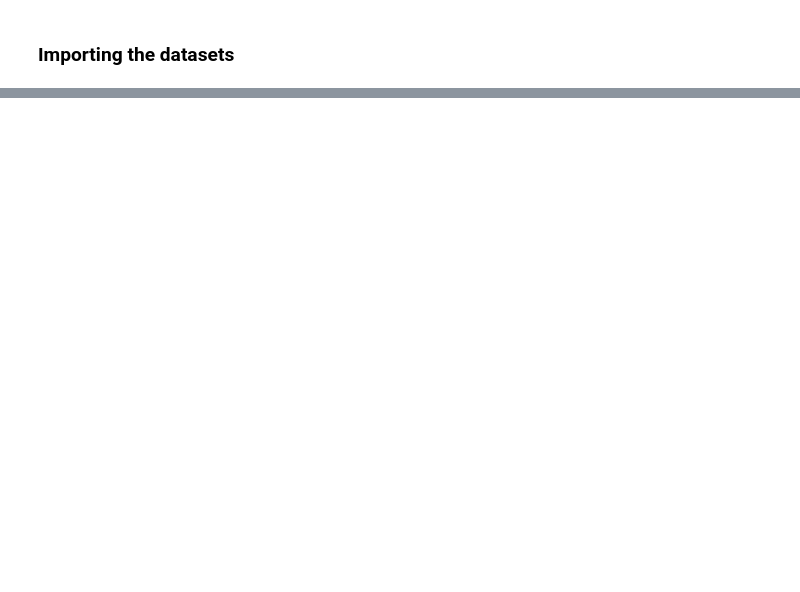
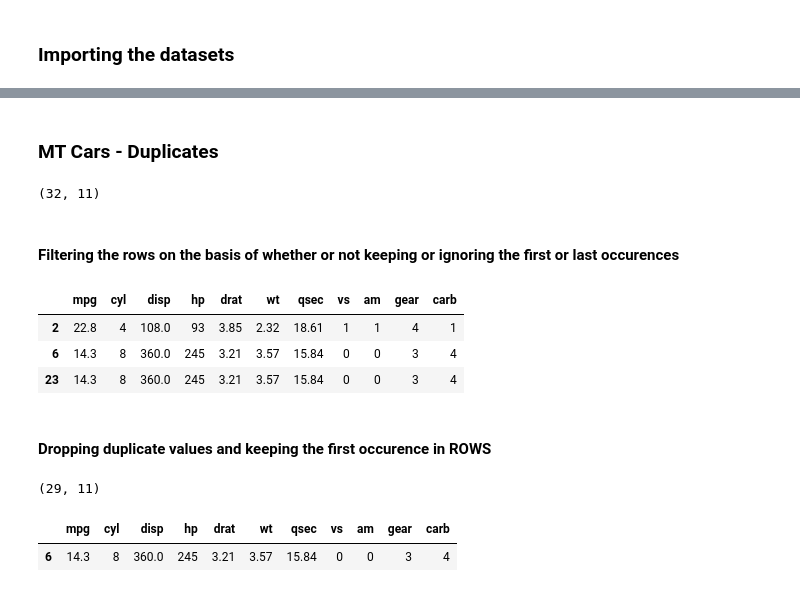
Before and after one commit to nirmit27/ds-and-ml, a Jupyter notebook: ML/ML_Training.ipynb, the cells around one changed output, grey strips where cells are left out. Saved outputs shown, nothing was run; the diff lists cells and outputs as text; code cells hidden in the pictures; blank space fills up the shorter version.

```diff
--- a/ML/ML_Training.ipynb
+++ b/ML/ML_Training.ipynb
@@ -28,0 +98,29 @@ from sklearn.preprocessing import RobustScaler
+# %% [markdown]
+### **MT Cars - Duplicates**
+# %%
+mtcars_dup.shape
+# %% [output]
+(32, 11)
+# %% [markdown]
+#### Filtering the **rows** on the basis of whether or not keeping or ignoring the first or last occurences
+# %%
+# mtcars_dup.loc[mtcars_dup.duplicated(keep=False)]
+# mtcars_dup.loc[mtcars_dup.duplicated(keep='first')]
+mtcars_dup.loc[mtcars_dup.duplicated(keep='last')]
+# %% [output]
+|  | mpg | cyl | disp | hp | drat | wt | qsec | vs | am | gear | carb |
+| 2 | 22.8 | 4 | 108.0 | 93 | 3.85 | 2.32 | 18.61 | 1 | 1 | 4 | 1 |
+| 6 | 14.3 | 8 | 360.0 | 245 | 3.21 | 3.57 | 15.84 | 0 | 0 | 3 | 4 |
+| 23 | 14.3 | 8 | 360.0 | 245 | 3.21 | 3.57 | 15.84 | 0 | 0 | 3 | 4 |
+# %% [markdown]
+#### Dropping duplicate values and keeping the **first** occurence in ROWS
+# %%
+mtcars_dup.drop_duplicates(keep='first', inplace=True)
+mtcars_dup.shape
+# %% [output]
+(29, 11)
+# %%
+mtcars_dup.loc[mtcars_dup['mpg'] == 14.3]
+# %% [output]
+|  | mpg | cyl | disp | hp | drat | wt | qsec | vs | am | gear | carb |
+| 6 | 14.3 | 8 | 360.0 | 245 | 3.21 | 3.57 | 15.84 | 0 | 0 | 3 | 4 |
```
Also changed, not shown: parts of 20 cells of this notebook.
